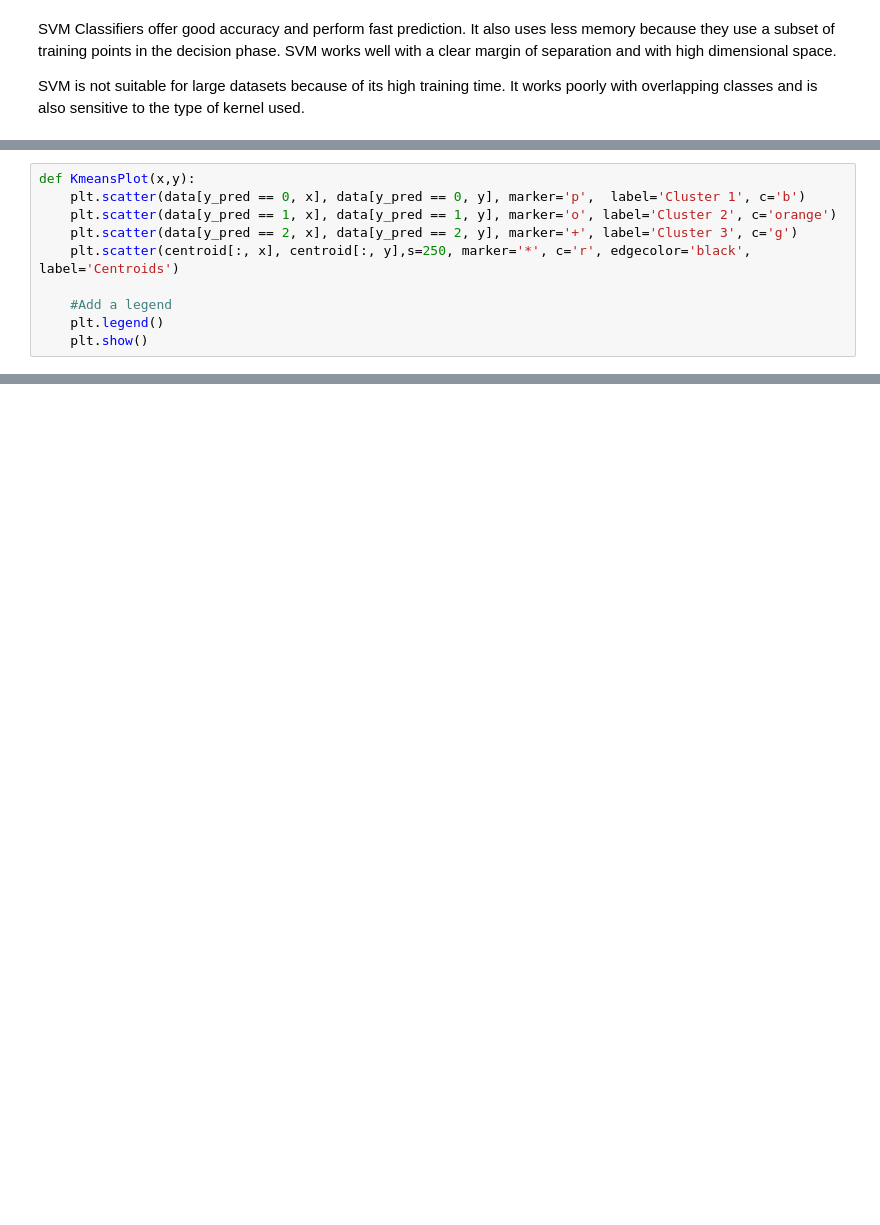
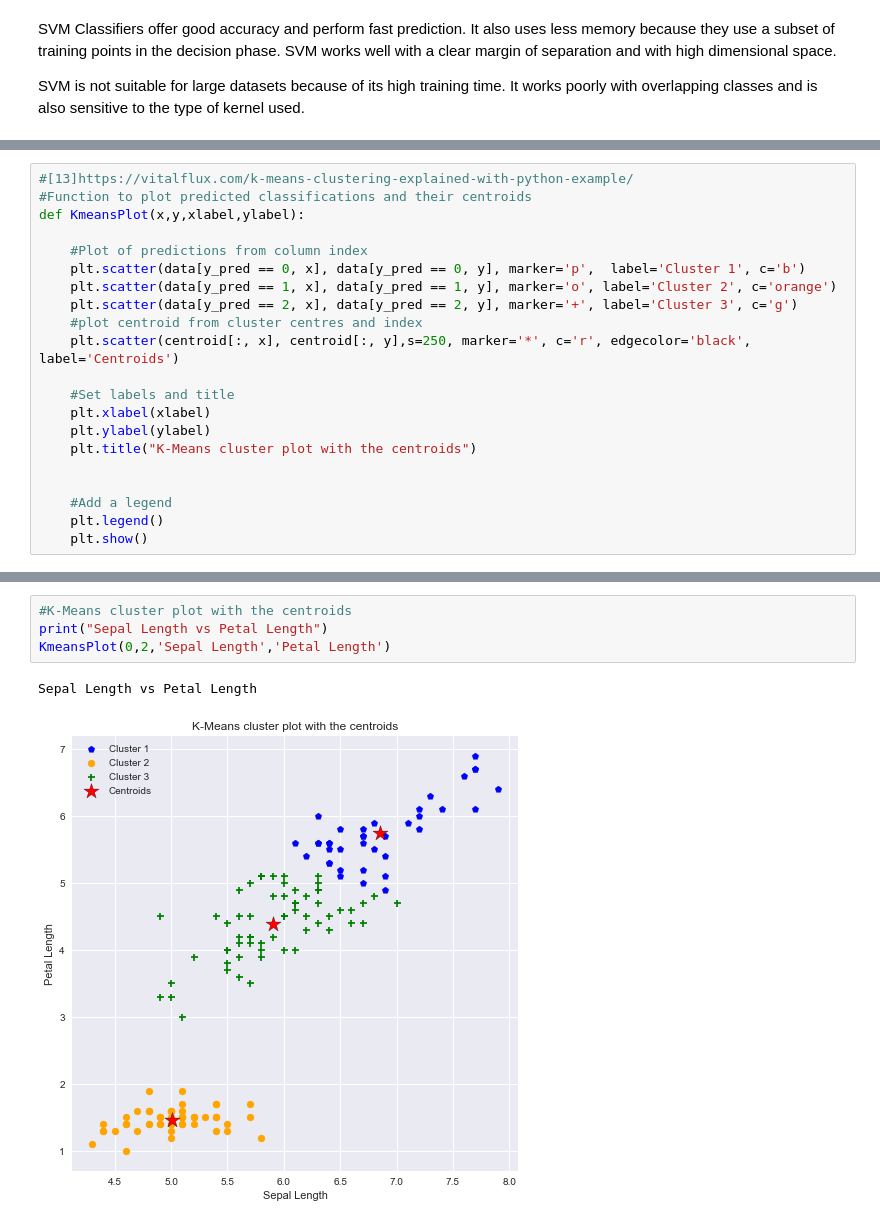
Before and after one commit to ShanePAustin/machine-learning-and-statistics, a Jupyter notebook: scikit-learn.ipynb, the cells around one changed output, grey strips where cells are left out. Drawn from its saved outputs; the diff is of its cells as text; blank space fills up the shorter version.

Commit message:
K-Means writeup and Refs

```diff
--- a/scikit-learn.ipynb
+++ b/scikit-learn.ipynb
@@ -708,10 +667,0 @@ centroid = KMmodel.cluster_centers_
-# %%
-def KmeansPlot(x,y):
-    plt.scatter(data[y_pred == 0, x], data[y_pred == 0, y], marker='p',  label='Cluster 1', c='b')
-    plt.scatter(data[y_pred == 1, x], data[y_pred == 1, y], marker='o', label='Cluster 2', c='orange')
-    plt.scatter(data[y_pred == 2, x], data[y_pred == 2, y], marker='+', label='Cluster 3', c='g')
-    plt.scatter(centroid[:, x], centroid[:, y],s=250, marker='*', c='r', edgecolor='black', label='Centroids')
-
-    #Add a legend
-    plt.legend()
-    plt.show()
@@ -762,0 +729,21 @@ Petal Length vs Petal Width
+# %%
+#[13]https://vitalflux.com/k-means-clustering-explained-with-python-example/
+#Function to plot predicted classifications and their centroids
+def KmeansPlot(x,y,xlabel,ylabel):
+
+    #Plot of predictions from column index
+    plt.scatter(data[y_pred == 0, x], data[y_pred == 0, y], marker='p',  label='Cluster 1', c='b')
+    plt.scatter(data[y_pred == 1, x], data[y_pred == 1, y], marker='o', label='Cluster 2', c='orange')
+    plt.scatter(data[y_pred == 2, x], data[y_pred == 2, y], marker='+', label='Cluster 3', c='g')
+    #plot centroid from cluster centres and index
+    plt.scatter(centroid[:, x], centroid[:, y],s=250, marker='*', c='r', edgecolor='black', label='Centroids')
+
+    #Set labels and title
+    plt.xlabel(xlabel)
+    plt.ylabel(ylabel)
+    plt.title("K-Means cluster plot with the centroids")
+
+
+    #Add a legend
+    plt.legend()
+    plt.show()
@@ -762,0 +755,7 @@ Petal Length vs Petal Width
+# %%
+#K-Means cluster plot with the centroids
+print("Sepal Length vs Petal Length")
+KmeansPlot(0,2,'Sepal Length','Petal Length')
+# %% [output]
+Sepal Length vs Petal Length
+[figure, added]
```
Also changed, not shown: parts of 74 cells of this notebook.
